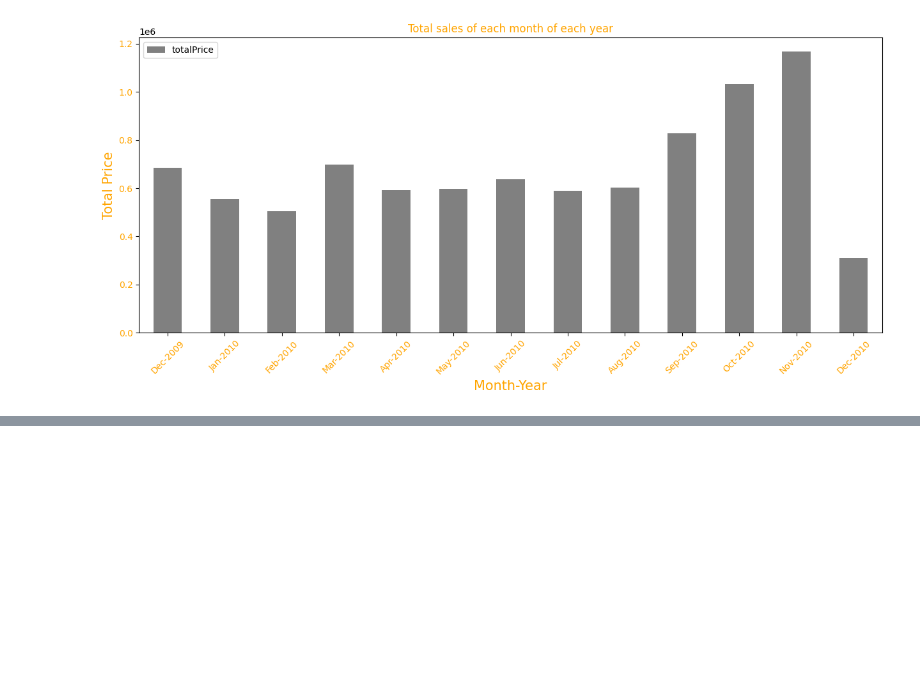
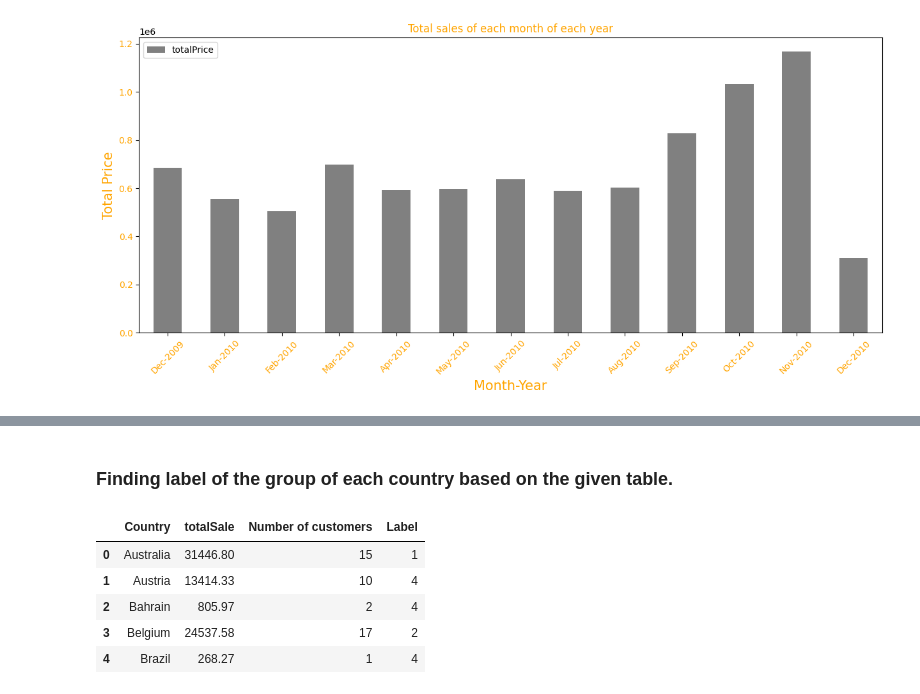
Before and after one commit to Estaheri7/SIB-Sales-Analysis, a Jupyter notebook: src/sales_analysis.ipynb, the cells around one changed output, grey strips where cells are left out. Saved outputs shown, nothing was run; the diff lists cells and outputs as text; code cells hidden in the pictures; blank space fills up the shorter version.

```diff
--- a/src/sales_analysis.ipynb
+++ b/src/sales_analysis.ipynb
@@ -240,0 +307,31 @@ plt.yticks(color="orange");
+# %% [markdown]
+### Finding label of the group of each country based on the given table.
+# %%
+SALES = "totalSale"
+CUSTOMERS = "Number of customers"
+
+def create_label(row: pd.Series, x_range: float, y_range: float) -> int:
+    sales_amount = row[SALES]
+    total_customers = row[CUSTOMERS]
+
+    if sales_amount >= x_range and total_customers >= y_range:
+        return 1
+    elif sales_amount < x_range and total_customers > y_range:
+        return 2
+    elif sales_amount > x_range and total_customers < y_range:
+        return 3
+    else:
+        return 4
+
+x = market_study[SALES].quantile(0.75)
+y = market_study[CUSTOMERS].quantile(0.75)
+# Creating label for each row.
+market_study["Label"] = market_study.apply(lambda row : create_label(row, x, y), axis=1)
+market_study.head()
+# %% [output]
+|  | Country | totalSale | Number of customers | Label |
+| 0 | Australia | 31446.80 | 15 | 1 |
+| 1 | Austria | 13414.33 | 10 | 4 |
+| 2 | Bahrain | 805.97 | 2 | 4 |
+| 3 | Belgium | 24537.58 | 17 | 2 |
+| 4 | Brazil | 268.27 | 1 | 4 |
```
Also changed, not shown: parts of 9 cells of this notebook.
